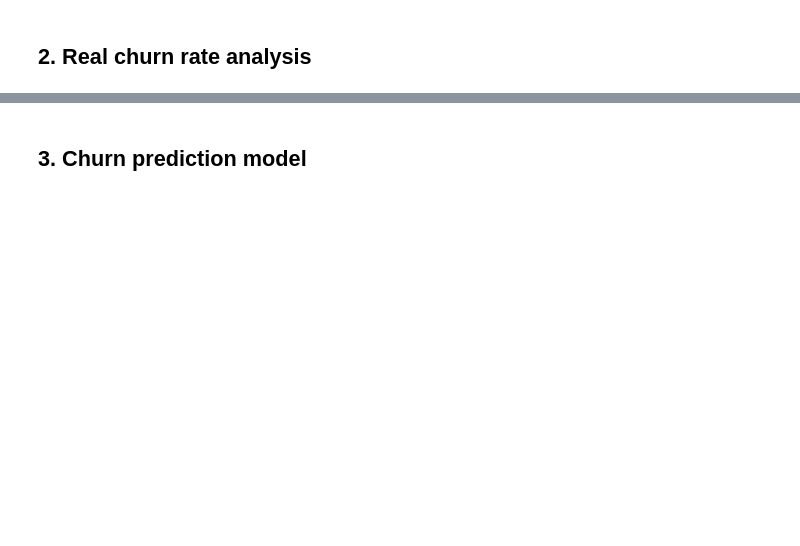
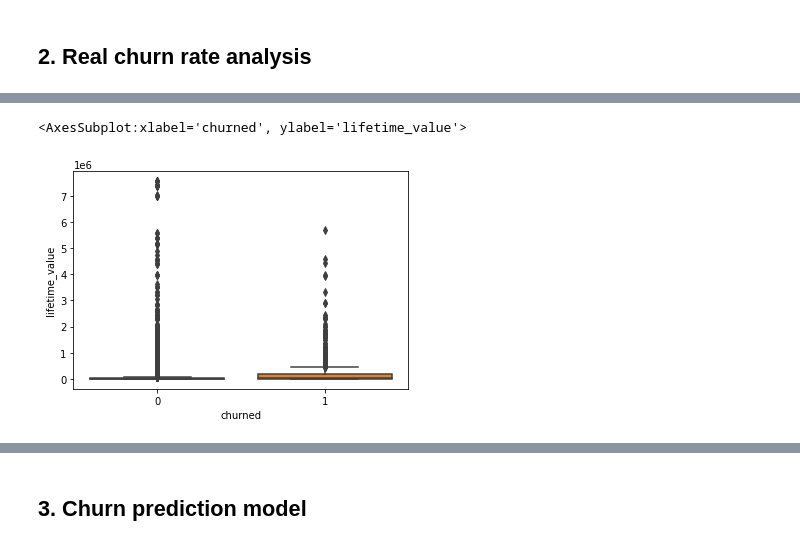
Before and after one commit to noaazran/DataStrategyTeam17, a Jupyter notebook: ChurnRatePrediction.ipynb, the cells around one changed output, grey strips where cells are left out. Saved outputs shown, nothing was run; the diff lists cells and outputs as text; code cells hidden in the pictures; blank space fills up the shorter version.

Commit message:
churn prediction

```diff
--- a/ChurnRatePrediction.ipynb
+++ b/ChurnRatePrediction.ipynb
@@ -70 +38,13 @@ transactions.churned.value_counts()
 Name: churned, dtype: int64
+# %%
+clients = transactions.drop(columns=['quantity', 'last_order', 'date_order']).groupby(
+                              by=["client_id", "branch_id"]).agg(max_delay = ('order_invoice_delta','max'),
+                                                                   average_sales_net = ('sales_net','mean'),
+                                                                   lifetime_value = ('past_lifetime_value','max'),
+                                                                   avg_time_between_orders = ('time_since_last','mean'),
+                                                                   lifespan_days = ('age','max'),
+                                                                   avg_growth_rate = ('sales_net_growth_rate','mean') ,
+                                                                   churned = ('churned','max'))
+clients.reset_index(inplace=True)
+clients.replace([np.inf, -np.inf], np.nan, inplace=True)
+clients.dropna(inplace=True)
@@ -70,0 +67,5 @@ Name: churned, dtype: int64
+# %%
+sns.boxplot(data=clients, y="lifetime_value", x="churned")
+# %% [output]
+<AxesSubplot:xlabel='churned', ylabel='lifetime_value'>
+[figure, added]
```
Also changed, not shown: parts of 23 cells of this notebook, 2 other files.
